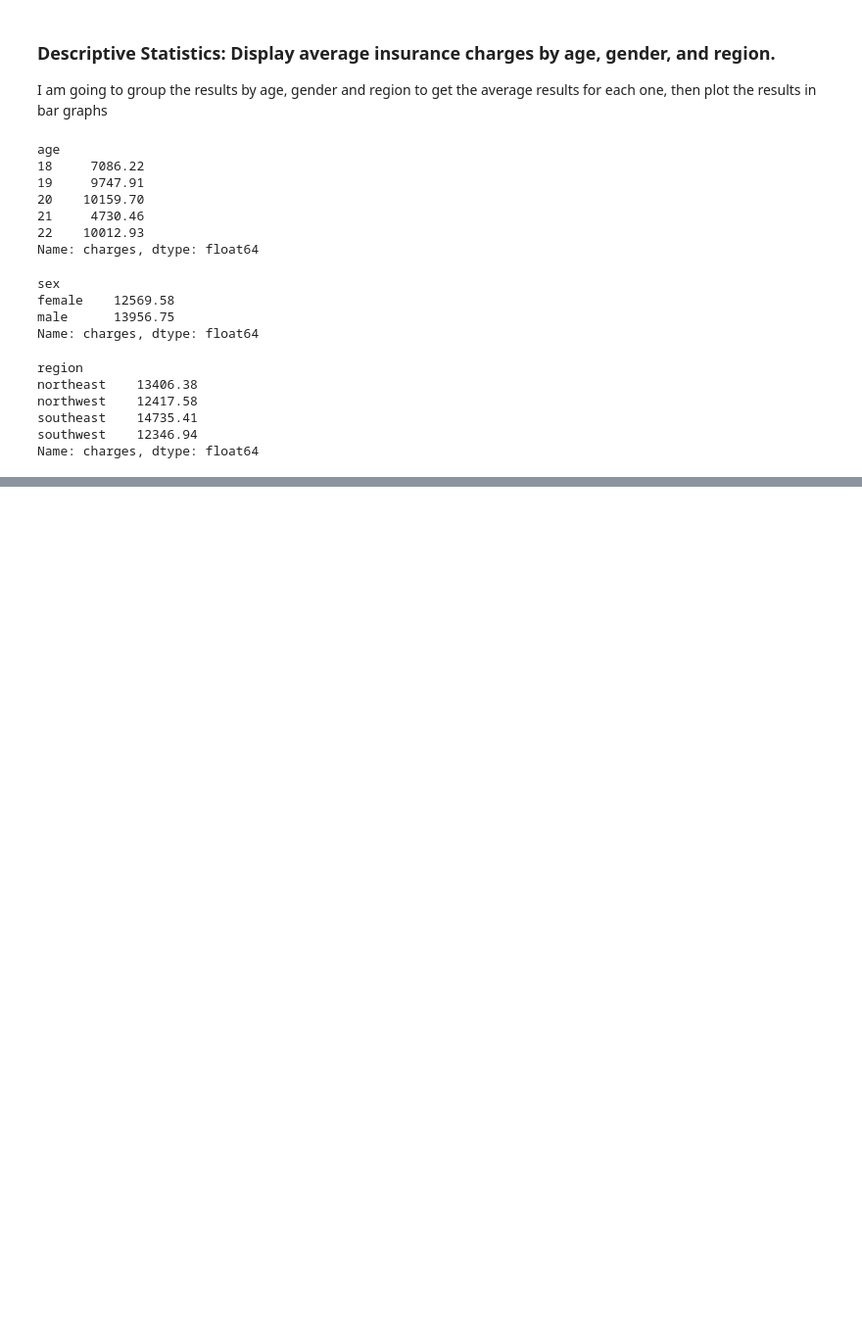
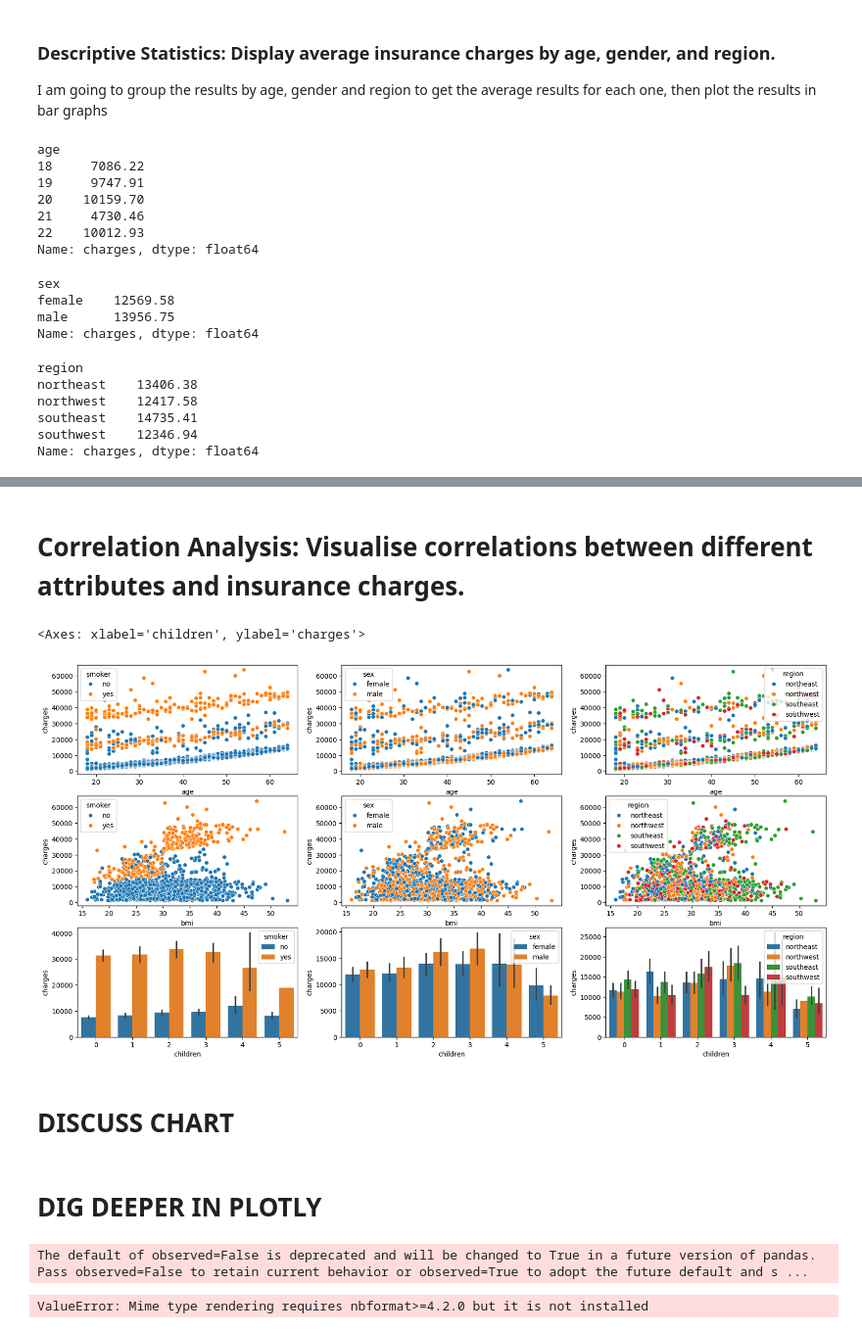
Before and after one commit to tb9757/Assignment-1---Healthcare-analysis, a Jupyter notebook: jupyter_notebooks/exploratory_data_analysis.ipynb, the cells around one changed output, grey strips where cells are left out. Shown at 98% size. Drawn from its saved outputs; the diff is of its cells as text; code cells hidden in the pictures; blank space fills up the shorter version.

```diff
--- a/jupyter_notebooks/exploratory_data_analysis.ipynb
+++ b/jupyter_notebooks/exploratory_data_analysis.ipynb
@@ -108,0 +145,29 @@ Name: charges, dtype: float64
+# %% [markdown]
+# Correlation Analysis: Visualise correlations between different attributes and insurance charges.
+# %%
+fig, ax = plt.subplots(3, 3, figsize=(20, 10))
+
+sns.scatterplot(data=df, x='age', y='charges', hue='smoker', ax=ax[0,0])
+sns.scatterplot(data=df, x='age', y='charges', hue='sex', ax=ax[0,1])
+sns.scatterplot(data=df, x='age', y='charges', hue='region', ax=ax[0,2])
+
+sns.scatterplot(data=df, x='bmi', y='charges', hue='smoker', ax=ax[1,0])
+sns.scatterplot(data=df, x='bmi', y='charges', hue='sex', ax=ax[1,1])
+sns.scatterplot(data=df, x='bmi', y='charges', hue='region', ax=ax[1,2])
+
+sns.barplot(data=df, x='children', y='charges', hue='smoker', ax=ax[2,0])
+sns.barplot(data=df, x='children', y='charges', hue='sex', ax=ax[2,1])
+sns.barplot(data=df, x='children', y='charges', hue='region', ax=ax[2,2])
+# %% [output]
+<Axes: xlabel='children', ylabel='charges'>
+[figure, added]
+# %% [markdown]
+# DISCUSS CHART
+# %% [markdown]
+# DIG DEEPER IN PLOTLY
+# %%
+fig = px.scatter(df, x='age', y='charges', color='smoker')
+fig.show()
+# %% [output]
+The default of observed=False is deprecated and will be changed to True in a future version of pandas. Pass observed=False to retain current behavior or observed=True to adopt the future default and s ...
+ValueError: Mime type rendering requires nbformat>=4.2.0 but it is not installed
```
Also changed, not shown: parts of 12 cells of this notebook, 1 other file.
